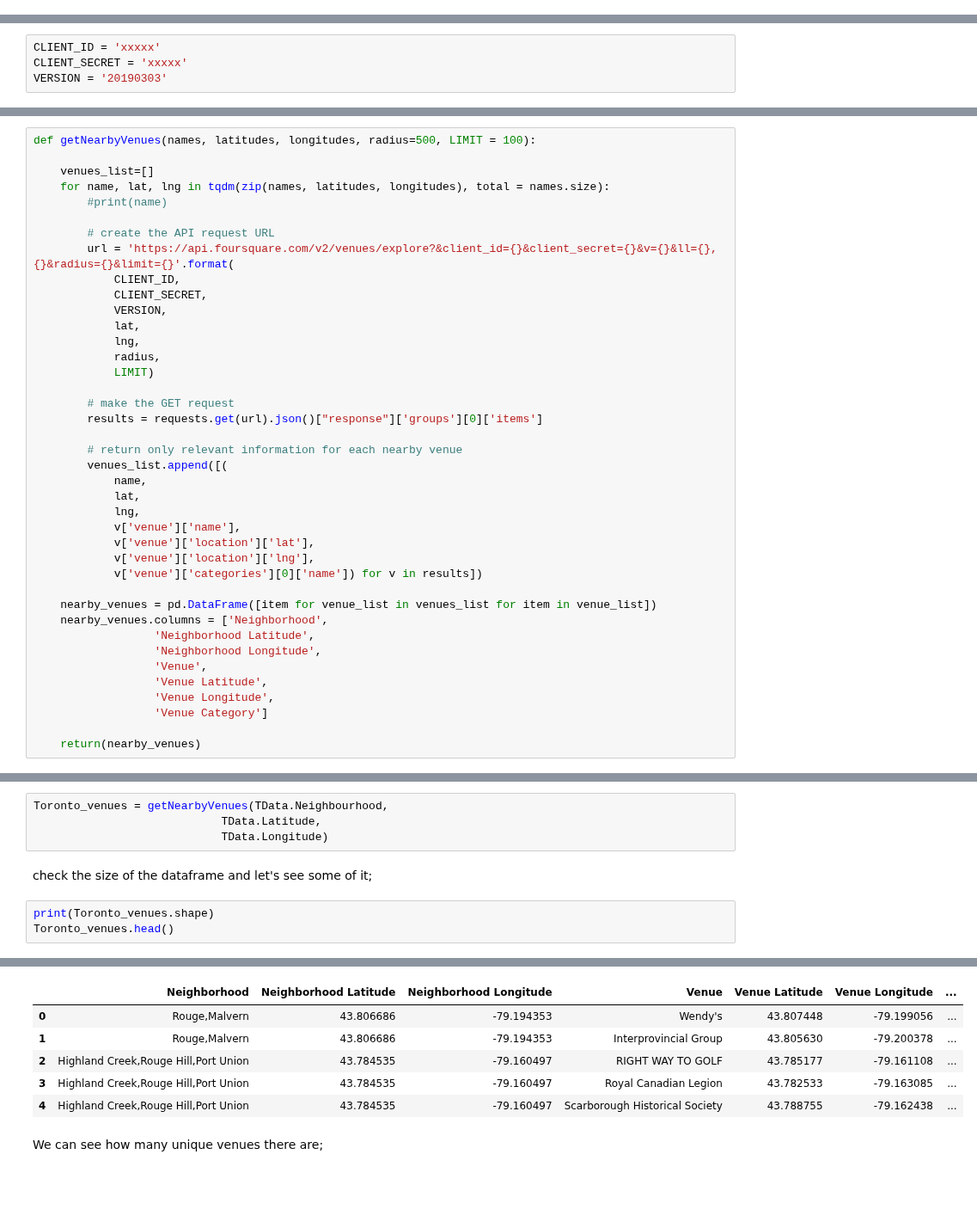
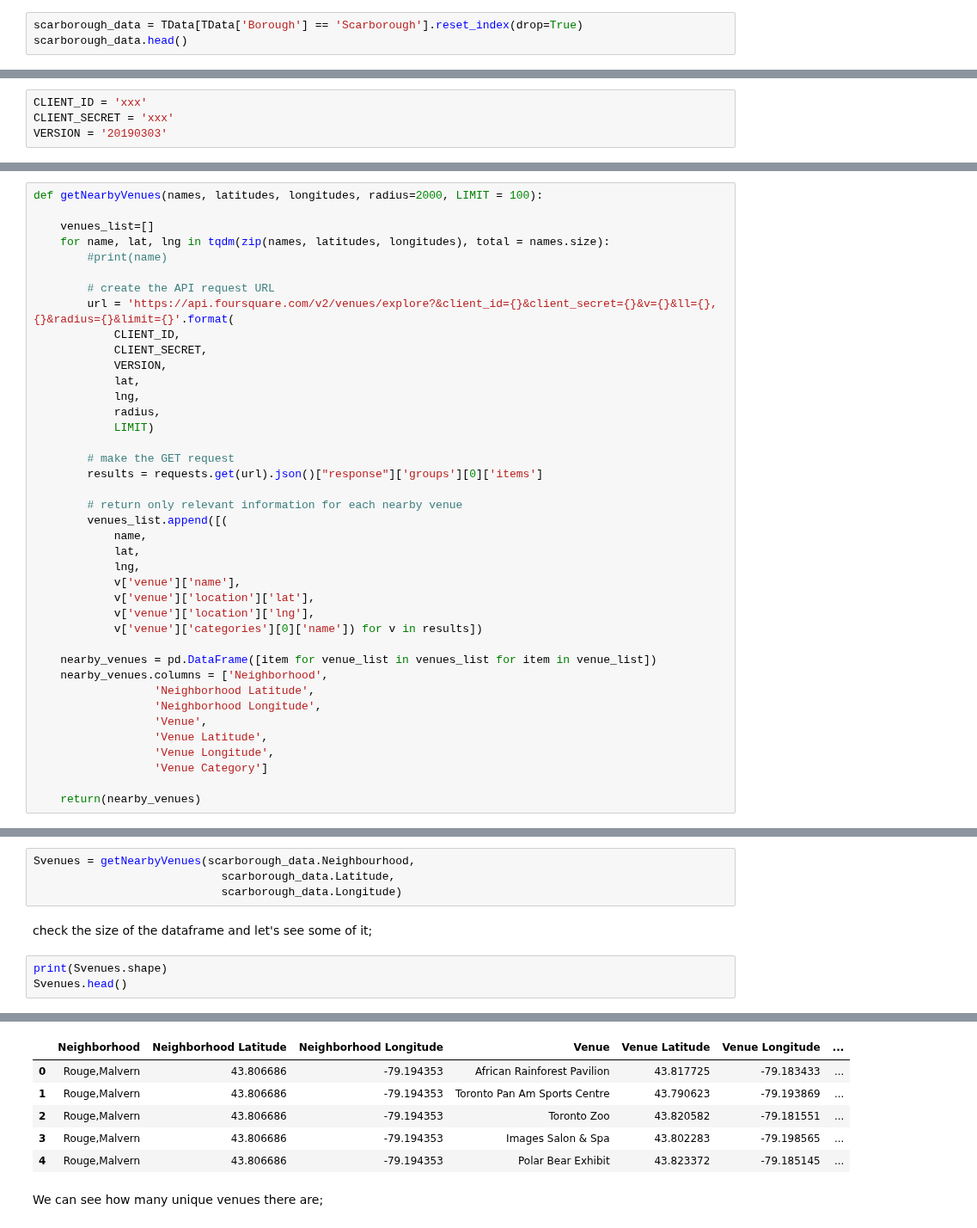
Before and after one commit to Hamdah23/Coursere-Capstone, a Jupyter notebook: week3 assignment part3.ipynb, the cells around one changed output, grey strips where cells are left out. Shown at 86% size. Drawn from its saved outputs; the diff is of its cells as text; blank space fills up the shorter version.

```diff
--- a/week3 assignment part3.ipynb
+++ b/week3 assignment part3.ipynb
@@ -86,0 +89,3 @@ map_toronto
+# %%
+scarborough_data = TData[TData['Borough'] == 'Scarborough'].reset_index(drop=True)
+scarborough_data.head()
@@ -89,7 +101,7 @@ map_toronto
 # %% [markdown]
 Next, let's configure Foursquare access;
 # %%
-CLIENT_ID = 'xxxxx'
-CLIENT_SECRET = 'xxxxx'
+CLIENT_ID = 'xxx'
+CLIENT_SECRET = 'xxx'
 VERSION = '20190303'
 # %% [markdown]
@@ -97,5 +109,5 @@ Then define a function to get the top 100 venues around each neighbourhood in To
 # %%
-def getNearbyVenues(names, latitudes, longitudes, radius=500, LIMIT = 100):
+def getNearbyVenues(names, latitudes, longitudes, radius=2000, LIMIT = 100):
 
     venues_list=[]
     for name, lat, lng in tqdm(zip(names, latitudes, longitudes), total = names.size):
@@ -139,10 +151,10 @@ Now let's run the function;
 # %%
-Toronto_venues = getNearbyVenues(TData.Neighbourhood,
-                            TData.Latitude,
-                            TData.Longitude)
+Svenues = getNearbyVenues(scarborough_data.Neighbourhood,
+                            scarborough_data.Latitude,
+                            scarborough_data.Longitude)
 # %% [markdown]
 check the size of the dataframe and let's see some of it;
 # %%
-print(Toronto_venues.shape)
-Toronto_venues.head()
+print(Svenues.shape)
+Svenues.head()
 # %% [output]
@@ -150,9 +162,9 @@ Toronto_venues.head()
 |  | Neighborhood | Neighborhood Latitude | Neighborhood Longitude | Venue | Venue Latitude | Venue Longitude | ... |
-| 0 | Rouge,Malvern | 43.806686 | -79.194353 | Wendy's | 43.807448 | -79.199056 | ... |
-| 1 | Rouge,Malvern | 43.806686 | -79.194353 | Interprovincial Group | 43.805630 | -79.200378 | ... |
-| 2 | Highland Creek,Rouge Hill,Port Union | 43.784535 | -79.160497 | RIGHT WAY TO GOLF | 43.785177 | -79.161108 | ... |
-| 3 | Highland Creek,Rouge Hill,Port Union | 43.784535 | -79.160497 | Royal Canadian Legion | 43.782533 | -79.163085 | ... |
-| 4 | Highland Creek,Rouge Hill,Port Union | 43.784535 | -79.160497 | Scarborough Historical Society | 43.788755 | -79.162438 | ... |
+| 0 | Rouge,Malvern | 43.806686 | -79.194353 | African Rainforest Pavilion | 43.817725 | -79.183433 | ... |
+| 1 | Rouge,Malvern | 43.806686 | -79.194353 | Toronto Pan Am Sports Centre | 43.790623 | -79.193869 | ... |
+| 2 | Rouge,Malvern | 43.806686 | -79.194353 | Toronto Zoo | 43.820582 | -79.181551 | ... |
+| 3 | Rouge,Malvern | 43.806686 | -79.194353 | Images Salon & Spa | 43.802283 | -79.198565 | ... |
+| 4 | Rouge,Malvern | 43.806686 | -79.194353 | Polar Bear Exhibit | 43.823372 | -79.185145 | ... |
 # %% [markdown]
 We can see how many unique venues there are;
 # %%
```
Also changed, not shown: parts of 23 cells of this notebook.
